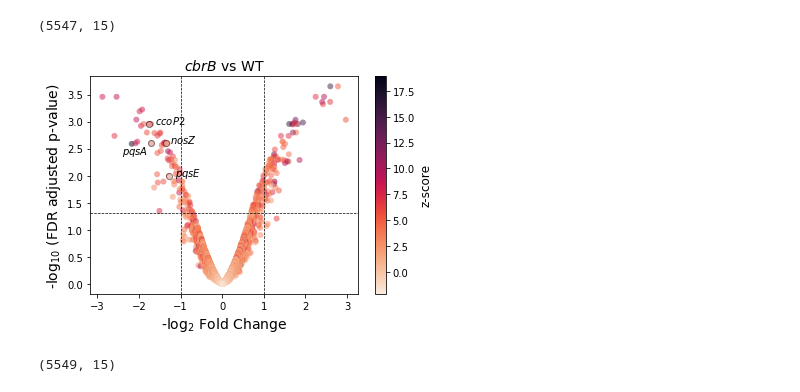
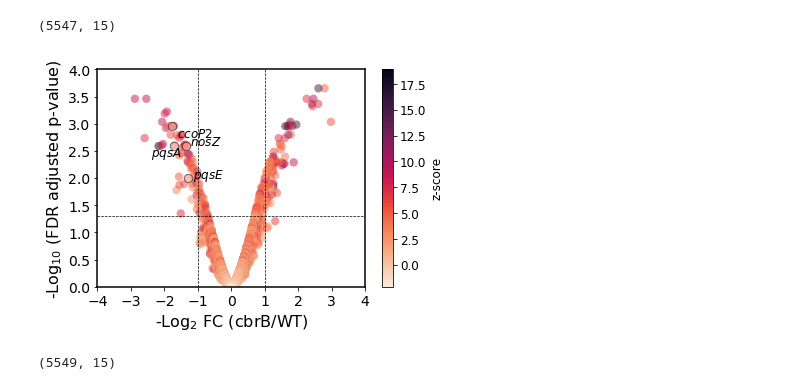
Before and after one commit to greenelab/generic-expression-patterns, a Jupyter notebook: pseudomonas_analysis/viz_E-GEOD-33245_cbrB_v_WT.ipynb, the cells around one changed output. Saved outputs shown, nothing was run; the diff lists cells and outputs as text; code cells hidden in the pictures.

```diff
--- a/pseudomonas_analysis/viz_E-GEOD-33245_cbrB_v_WT.ipynb
+++ b/pseudomonas_analysis/viz_E-GEOD-33245_cbrB_v_WT.ipynb
@@ -523,6 +544,7 @@ f1 = sns.scatterplot(
     palette="rocket_r",
     linewidth=0,
     legend=False,
+    s=70,
 )
 
 # Highlight specific common DEGs mentioned in the text
@@ -535,6 +557,7 @@ f1 = sns.scatterplot(
     edgecolor="black",
     linewidth=1,
     legend=False,
+    s=70,
 )
 f1 = sns.scatterplot(
     data=template_summary_df[template_summary_df["Gene Name"] == "nosZ"],
@@ -545,6 +568,7 @@ f1 = sns.scatterplot(
     edgecolor="black",
     linewidth=1,
     legend=False,
+    s=70,
 )
 f1 = sns.scatterplot(
     data=template_summary_df[template_summary_df["Gene Name"] == "pqsE"],
@@ -555,6 +579,7 @@ f1 = sns.scatterplot(
     edgecolor="black",
     linewidth=1,
     legend=False,
+    s=70,
 )
 f1 = sns.scatterplot(
     data=template_summary_df[template_summary_df["Gene Name"] == "ccoP2"],
@@ -565,6 +590,7 @@ f1 = sns.scatterplot(
     edgecolor="black",
     linewidth=1,
     legend=False,
+    s=70,
 )
 
 # Add text labels for those genes mentioned above
@@ -585,6 +611,7 @@ plt.text(
     y=template_summary_df.loc[template_summary_df["Gene Name"] == "pqsA", "padj_log10"]
     - 0.2,
     s="$pqsA$",
+    size=12,
 )
 """plt.text(
     x=template_summary_df.loc[
@@ -601,6 +628,7 @@ plt.text(
     + 0.1,
     y=template_summary_df.loc[template_summary_df["Gene Name"] == "nosZ", "padj_log10"],
     s="$nosZ$",
+    size=12,
 )
 """plt.text(
     x=template_summary_df.loc[
@@ -617,6 +645,7 @@ plt.text(
     + 0.15,
     y=template_summary_df.loc[template_summary_df["Gene Name"] == "pqsE", "padj_log10"],
     s="$pqsE$",
+    size=12,
 )
 """plt.text(
     x=template_summary_df.loc[
@@ -625,41 +654,50 @@ plt.text(
     + 0.2,
     y=template_summary_df.loc[
         template_summary_df["Gene Name"] == "ccoP2", "padj_log10"
     ],
     s="$ccoP2$",
 )"""
 plt.text(
     x=template_summary_df.loc[
         template_summary_df["Gene Name"] == "ccoP2", "logFC (Real)"
     ]
     + 0.15,
-    y=template_summary_df.loc[
-        template_summary_df["Gene Name"] == "ccoP2", "padj_log10"
-    ],
+    y=template_summary_df.loc[template_summary_df["Gene Name"] == "ccoP2", "padj_log10"]
+    - 0.2,
     s="$ccoP2$",
+    size=12,
 )
 
 # Add traditional thresholds
 f1.axhline(-np.log10(0.05), c="black", lw=0.7, ls="--")
 f1.axvline(1, c="black", lw=0.7, ls="--")
 f1.axvline(-1, c="black", lw=0.7, ls="--")
 
-f1.set_ylabel(r"-log$_{10}$ (FDR adjusted p-value)", fontsize=14, fontname="Verdana")
-f1.set_xlabel(r"-log$_{2}$ Fold Change", fontsize=14, fontname="Verdana")
-f1.set_title("$cbrB$ vs WT", fontsize=14, fontname="Verdana")
+f1.set_ylabel(r"-Log$_{10}$ (FDR adjusted p-value)", fontsize=16, fontname="Verdana")
+f1.set_xlabel(r"-Log$_{2}$ FC (cbrB/WT)", fontsize=16, fontname="Verdana")
+# f1.set_title("$cbrB$ vs WT", fontsize=14, fontname="Verdana")
+
+plt.xlim(-4, 4)
+plt.ylim(0, 4)
+plt.xticks(fontsize=14)
+plt.yticks(fontsize=14)
+
+# Make axis thicker
+for _, s in f1.spines.items():
+    s.set_linewidth(1.5)
 
 norm = plt.Normalize(
     template_summary_df["Z score"].min(), template_summary_df["Z score"].max()
 )
 sm = plt.cm.ScalarMappable(cmap="rocket_r", norm=norm)
 sm.set_array([])
 
 cb = f1.figure.colorbar(sm)
 
-cb.ax.tick_params(labelsize=10)
+cb.ax.tick_params(labelsize=12)
 cb.set_label(label="z-score", size=12, fontname="Verdana")
 # %% [output]
-[figure, old version]
+[figure, new version]
 # %%
 # Save
 f1.figure.savefig(
```
Also changed, not shown: parts of 2 cells of this notebook, 4 other files.
